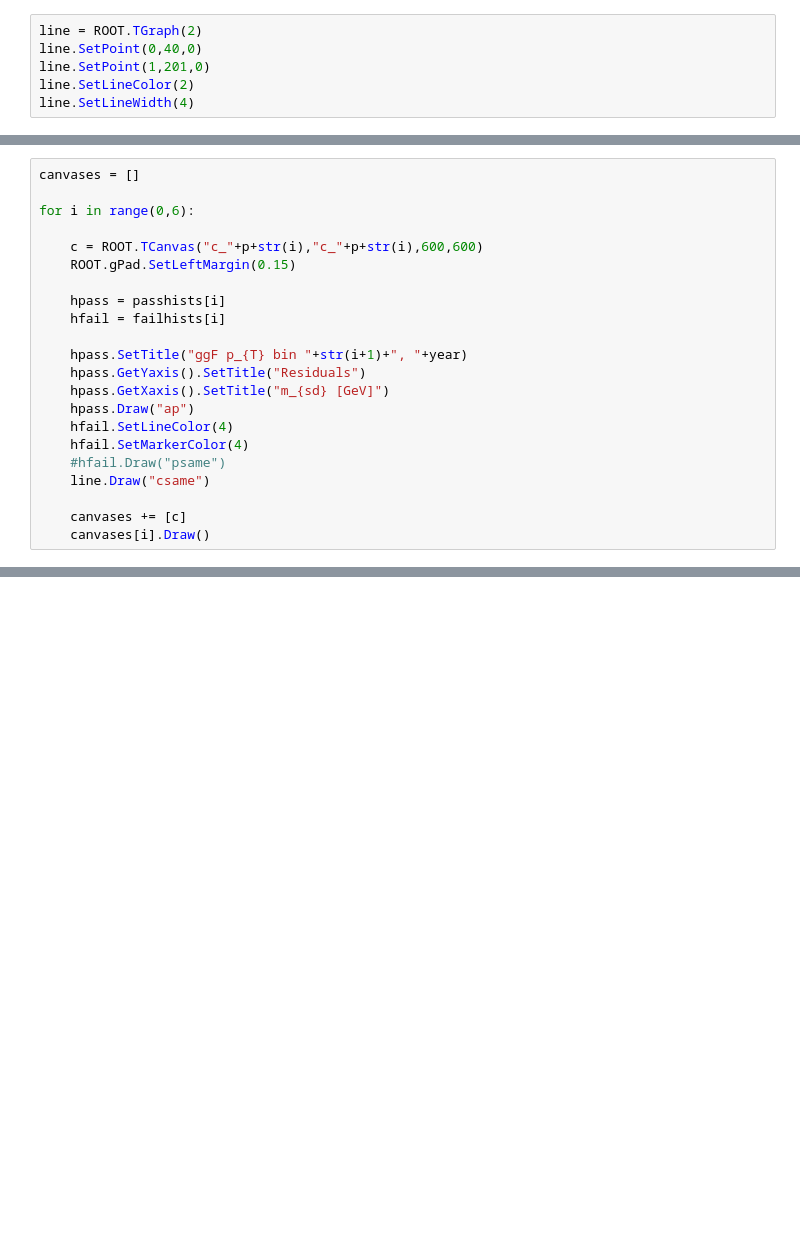
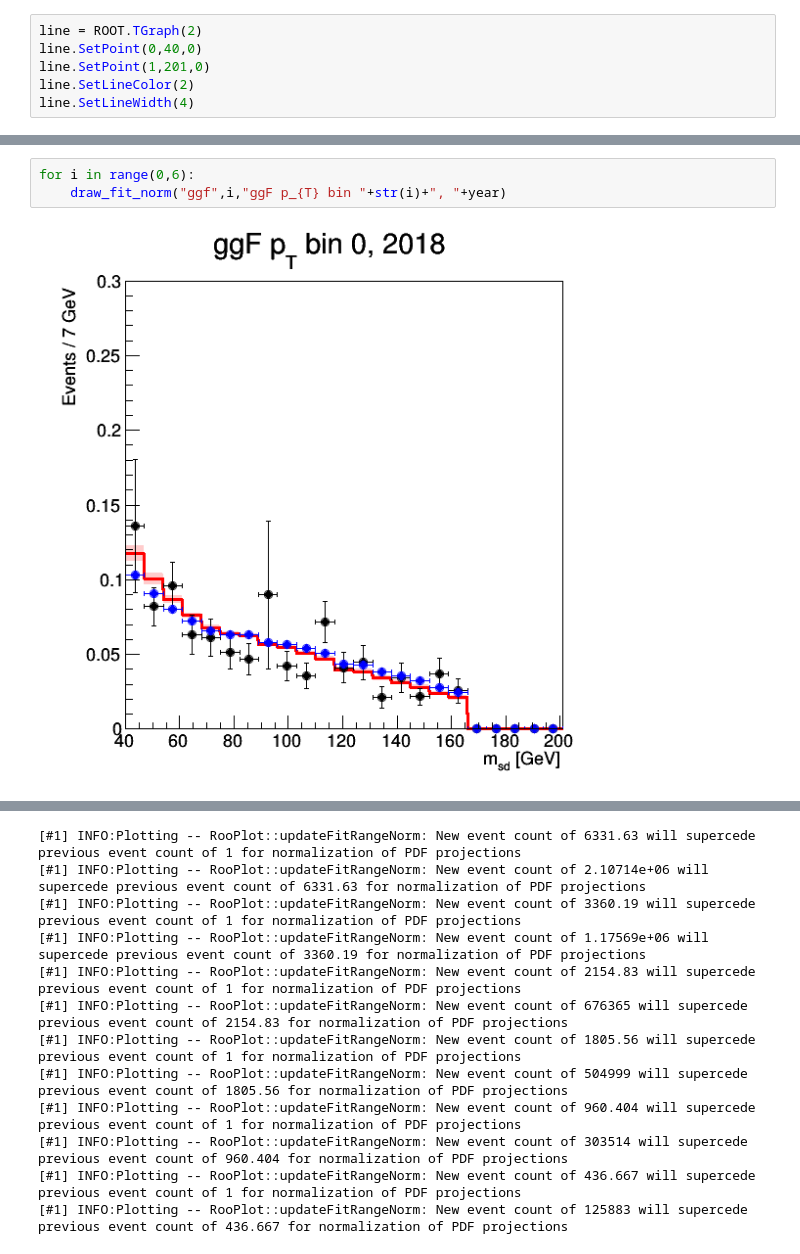
Before and after one commit to jennetd/vbf-hbb-fits, a Jupyter notebook: hbb-unblind-ewkz/2018/draw-PF-ratio.ipynb, the cells around one changed output, grey strips where cells are left out. Drawn from its saved outputs; the diff is of its cells as text; blank space fills up the shorter version.

```diff
--- a/hbb-unblind-ewkz/2018/draw-PF-ratio.ipynb
+++ b/hbb-unblind-ewkz/2018/draw-PF-ratio.ipynb
@@ -186,22 +89,0 @@ for i in range(0,6):
-# %%
-canvases = []
-
-for i in range(0,6):
-
-    c = ROOT.TCanvas("c_"+p+str(i),"c_"+p+str(i),600,600)
-    ROOT.gPad.SetLeftMargin(0.15)
-
-    hpass = passhists[i]
-    hfail = failhists[i]
-
-    hpass.SetTitle("ggF p_{T} bin "+str(i+1)+", "+year)
-    hpass.GetYaxis().SetTitle("Residuals")
-    hpass.GetXaxis().SetTitle("m_{sd} [GeV]")
-    hpass.Draw("ap")
-    hfail.SetLineColor(4)
-    hfail.SetMarkerColor(4)
-    #hfail.Draw("psame")
-    line.Draw("csame")
-
-    canvases += [c]
-    canvases[i].Draw()
@@ -214,0 +106,5 @@ for i in range(0,6):
+# %%
+for i in range(0,6):
+    draw_fit_norm("ggf",i,"ggF p_{T} bin "+str(i)+", "+year)
+# %% [output]
+[figure, added]
@@ -214,0 +116,12 @@ for i in range(0,6):
+[#1] INFO:Plotting -- RooPlot::updateFitRangeNorm: New event count of 6331.63 will supercede previous event count of 1 for normalization of PDF projections
+[#1] INFO:Plotting -- RooPlot::updateFitRangeNorm: New event count of 2.10714e+06 will supercede previous event count of 6331.63 for normalization of PDF projections
+[#1] INFO:Plotting -- RooPlot::updateFitRangeNorm: New event count of 3360.19 will supercede previous event count of 1 for normalization of PDF projections
+[#1] INFO:Plotting -- RooPlot::updateFitRangeNorm: New event count of 1.17569e+06 will supercede previous event count of 3360.19 for normalization of PDF projections
+[#1] INFO:Plotting -- RooPlot::updateFitRangeNorm: New event count of 2154.83 will supercede previous event count of 1 for normalization of PDF projections
+[#1] INFO:Plotting -- RooPlot::updateFitRangeNorm: New event count of 676365 will supercede previous event count of 2154.83 for normalization of PDF projections
+[#1] INFO:Plotting -- RooPlot::updateFitRangeNorm: New event count of 1805.56 will supercede previous event count of 1 for normalization of PDF projections
+[#1] INFO:Plotting -- RooPlot::updateFitRangeNorm: New event count of 504999 will supercede previous event count of 1805.56 for normalization of PDF projections
+[#1] INFO:Plotting -- RooPlot::updateFitRangeNorm: New event count of 960.404 will supercede previous event count of 1 for normalization of PDF projections
+[#1] INFO:Plotting -- RooPlot::updateFitRangeNorm: New event count of 303514 will supercede previous event count of 960.404 for normalization of PDF projections
+[#1] INFO:Plotting -- RooPlot::updateFitRangeNorm: New event count of 436.667 will supercede previous event count of 1 for normalization of PDF projections
+[#1] INFO:Plotting -- RooPlot::updateFitRangeNorm: New event count of 125883 will supercede previous event count of 436.667 for normalization of PDF projections
```
Also changed, not shown: parts of 11 cells of this notebook, 18 other files.
